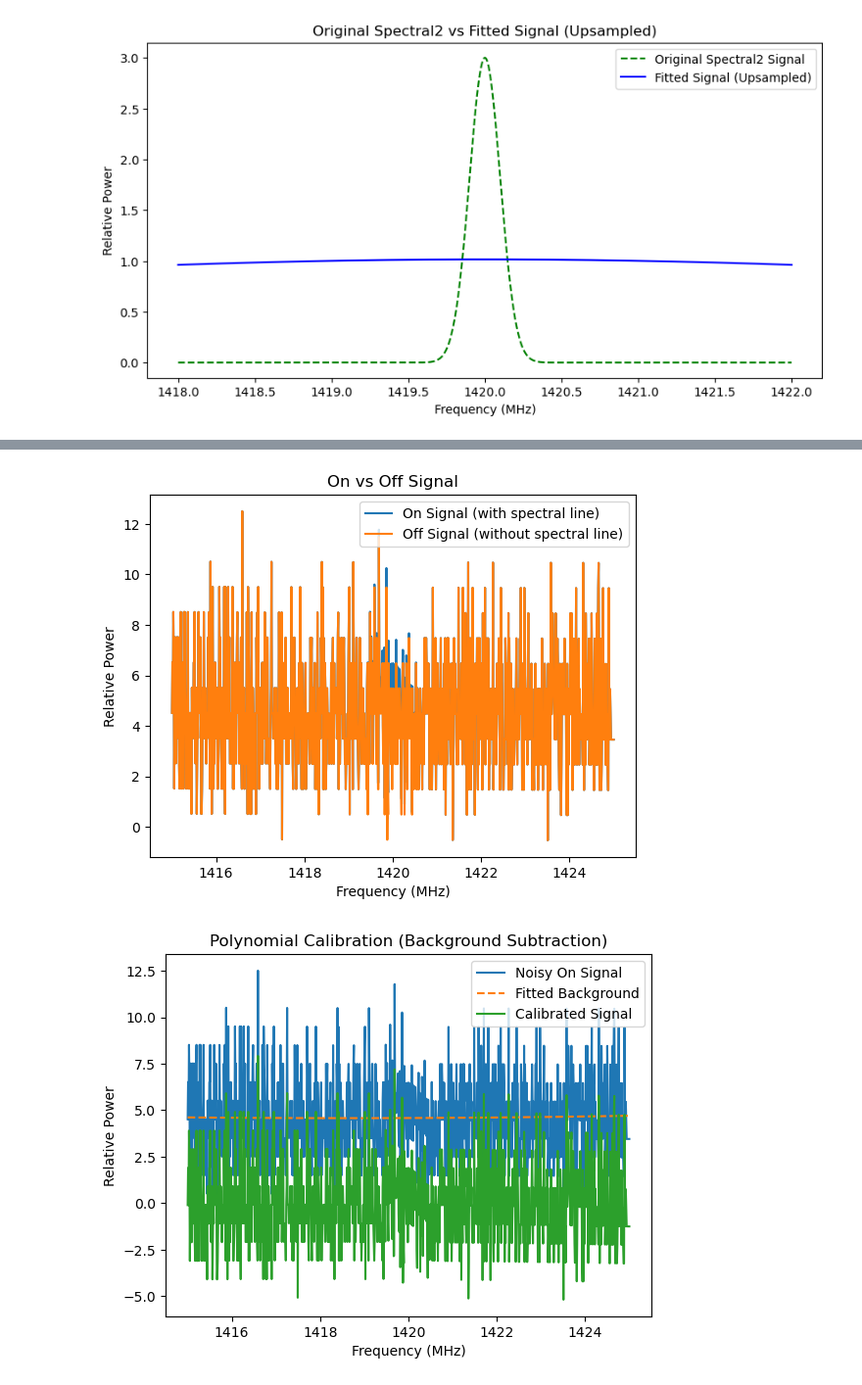
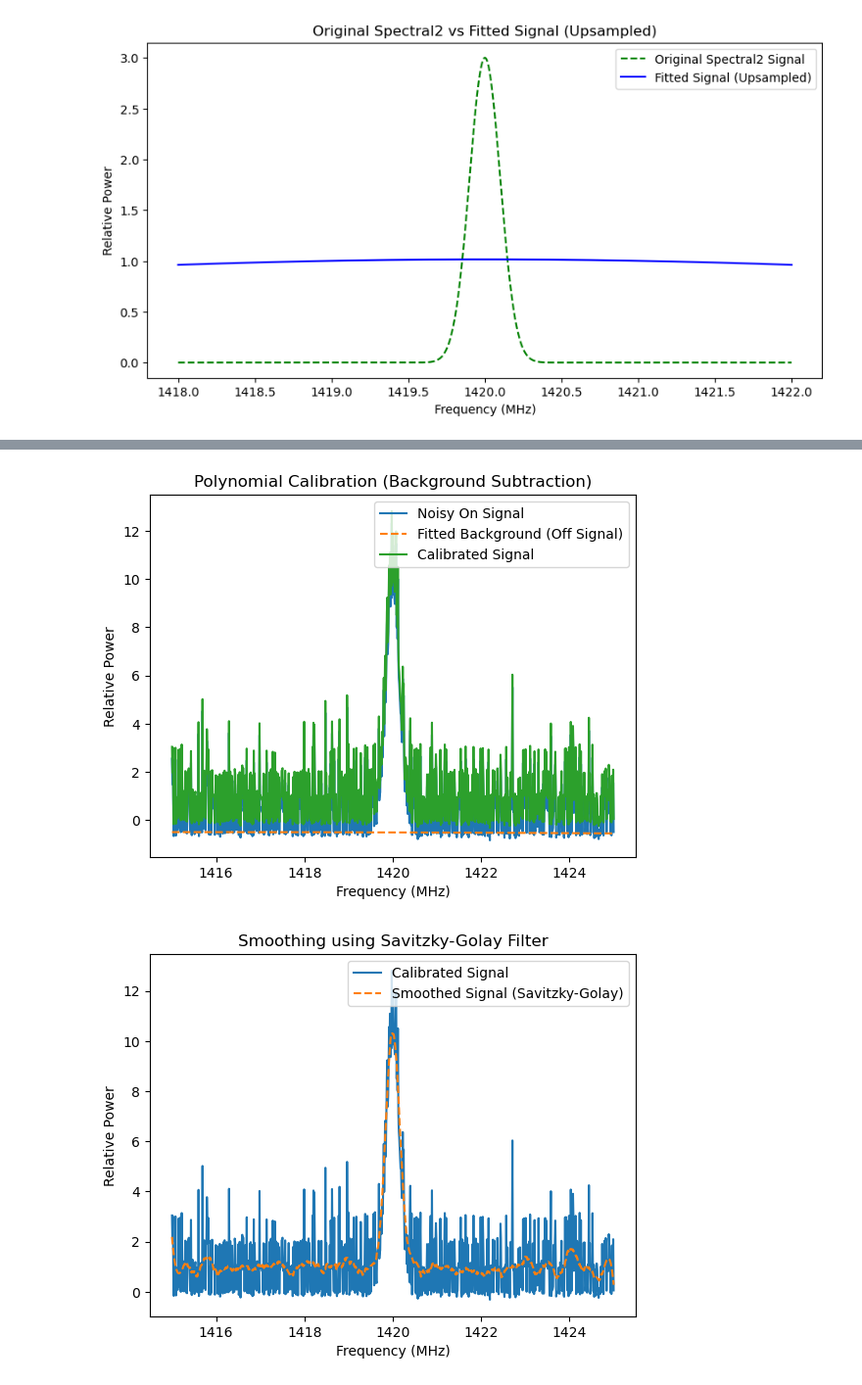
Before and after one commit to GCHulk/Recruitment_Task, a Jupyter notebook: Recruit_Task_George.ipynb, the cells around one changed output, grey strips where cells are left out. Shown at 98% size. Cells and saved outputs as stored; diff of their text form; code cells hidden in the pictures.

```diff
--- a/Recruit_Task_George.ipynb
+++ b/Recruit_Task_George.ipynb
@@ -302,36 +337,37 @@ plt.show()
 # %%
-# Step 1b: Simulating the "on" signal with a spectral line at 1420 MHz
-spectral_line = np.exp(-0.5 * ((frequency - 1420)/0.2)**2)  # Gaussian spectral line
-on_signal = signal_with_poisson_noise + spectral_line
+# Step 2: Background Calibration using Polynomial Fitting
 
-# Visualize the "on" signal with the spectral line
-plt.plot(frequency, on_signal, label='On Signal (with spectral line)')
-plt.plot(frequency, signal_with_poisson_noise, label='Off Signal (without spectral line)')
-plt.title('On vs Off Signal')
+# Polynomial fitting (degree 2)
+p = Polynomial.fit(frequency, off_signal, deg=2)
+
+# Subtracting the polynomial background from the noisy on-signal
+calibrated_signal = on_signal - p(frequency)
+
+# Visualize the calibrated signal
+plt.plot(frequency, on_signal, label='Noisy On Signal')
+plt.plot(frequency, p(frequency), label='Fitted Background (Off Signal)', linestyle='--')
+plt.plot(frequency, calibrated_signal, label='Calibrated Signal')
+plt.title('Polynomial Calibration (Background Subtraction)')
 plt.xlabel('Frequency (MHz)')
 plt.ylabel('Relative Power')
 plt.legend()
 plt.show()
 # %% [output]
-[figure, old version]
+[figure, new version]
 # %%
-# Step 2: Background Calibration using Polynomial Fitting
+# Step 3: Smoothing using Savitzky-Golay Filter
 
-# Polynomial fitting (degree 2)
-p = Polynomial.fit(frequency, on_signal, deg=2)
+# Applying Savitzky-Golay filter (window length = 51, polyorder = 3)
+smooth_signal = savgol_filter(calibrated_signal, window_length=51, polyorder=3)
 
-# Subtracting the polynomial background from the noisy on-signal
-calibrated_signal = on_signal - p(frequency)
-
-# Visualize the calibrated signal
-plt.plot(frequency, on_signal, label='Noisy On Signal')
-plt.plot(frequency, p(frequency), label='Fitted Background', linestyle='--')
+# Visualize the smoothed signal
 plt.plot(frequency, calibrated_signal, label='Calibrated Signal')
-plt.title('Polynomial Calibration (Background Subtraction)')
+plt.plot(frequency, smooth_signal, label='Smoothed Signal (Savitzky-Golay)', linestyle='--')
+plt.title('Smoothing using Savitzky-Golay Filter')
 plt.xlabel('Frequency (MHz)')
 plt.ylabel('Relative Power')
 plt.legend()
 plt.show()
 # %% [output]
-[figure, old version]
+[figure, new version]
 # %%
```
Also changed, not shown: parts of 5 cells of this notebook.
